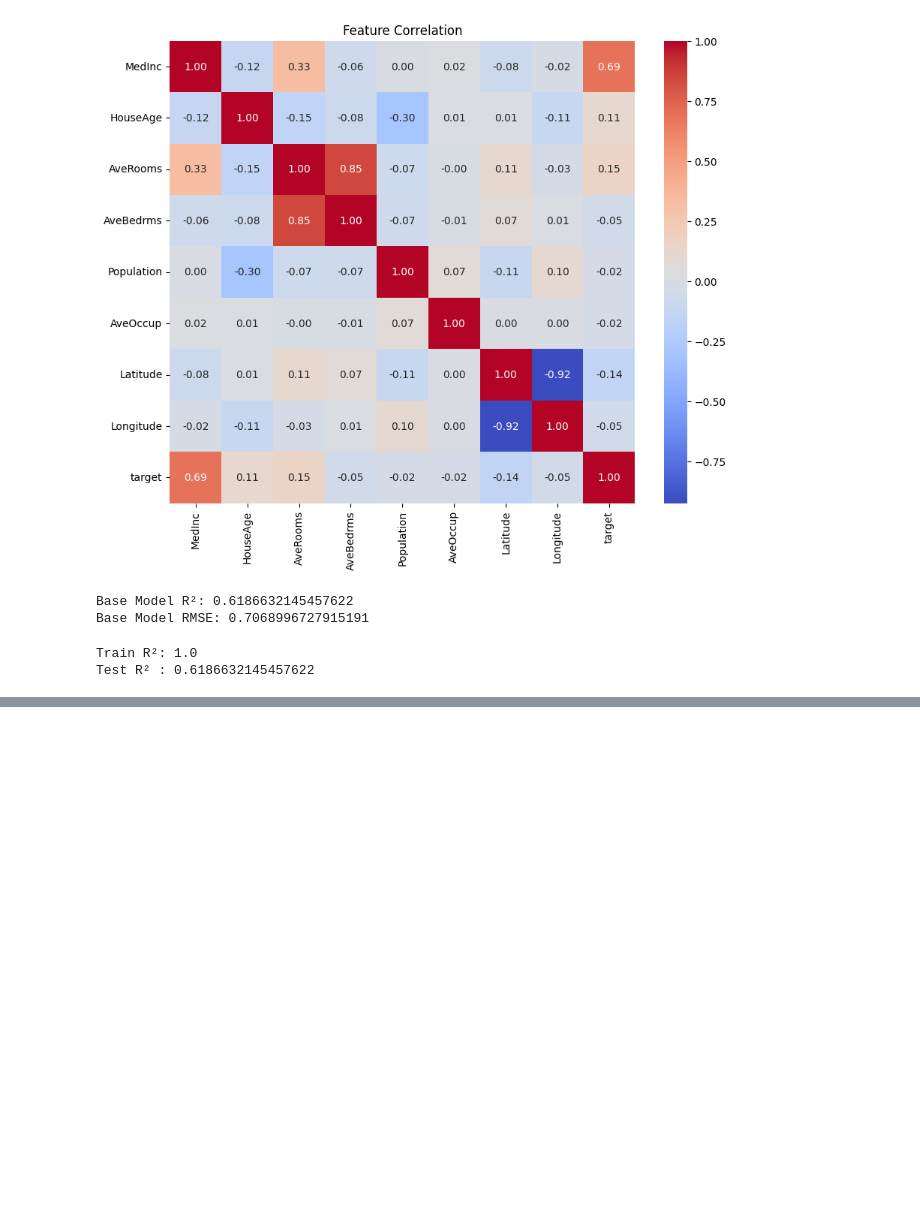
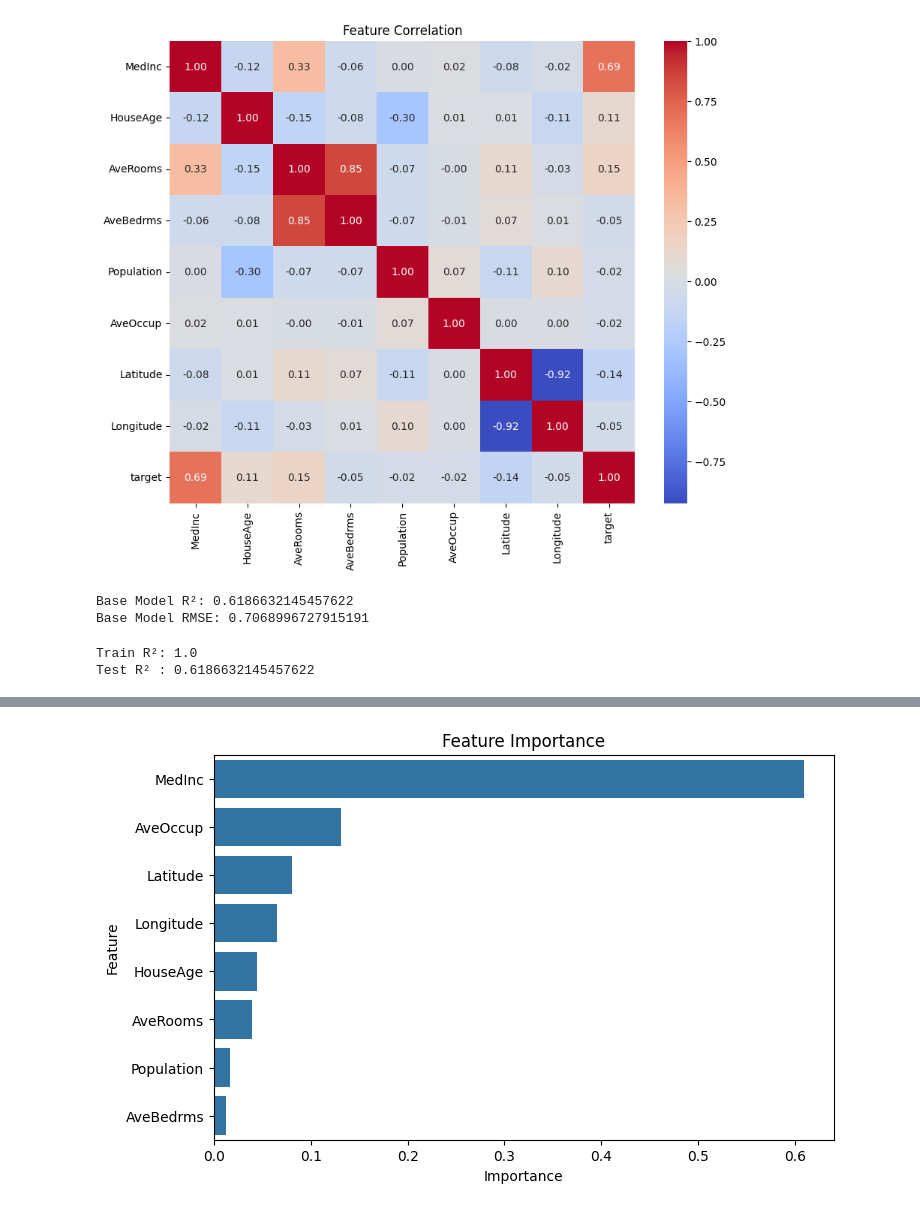
Before and after one commit to AkshitaSharma211/ml-journey, a Jupyter notebook: 03_decision_trees-regression.ipynb, the cells around one changed output, grey strips where cells are left out. Saved outputs shown, nothing was run; the diff lists cells and outputs as text; code cells hidden in the pictures; blank space fills up the shorter version.

```diff
--- a/03_decision_trees-regression.ipynb
+++ b/03_decision_trees-regression.ipynb
@@ -91,0 +114,10 @@ Test R² : 0.6186632145457622
+# %%
+best_depth = depths[test_scores.index(max(test_scores))]
+print("Best depth:", best_depth)
+
+best_model = DecisionTreeRegressor(max_depth=best_depth, random_state=42)
+best_model.fit(X_train, y_train)
+y_pred_best = best_model.predict(X_test)
+
+print("Best Model R²  :", r2_score(y_test, y_pred_best))
+print("Best Model RMSE:", np.sqrt(mean_squared_error(y_test, y_pred_best)))
@@ -91,0 +135,7 @@ Test R² : 0.6186632145457622
+# %%
+importance = pd.DataFrame({
+    'Feature': data.feature_names,
+    'Importance': best_model.feature_importances_
+}).sort_values('Importance', ascending=False)
+
+print(importance)
@@ -91,0 +152,7 @@ Test R² : 0.6186632145457622
+# %%
+plt.figure(figsize=(8,5))
+sns.barplot(data=importance, x='Importance', y='Feature')
+plt.title('Feature Importance')
+plt.show()
+# %% [output]
+[figure, added]
```
Also changed, not shown: parts of 8 cells of this notebook.
